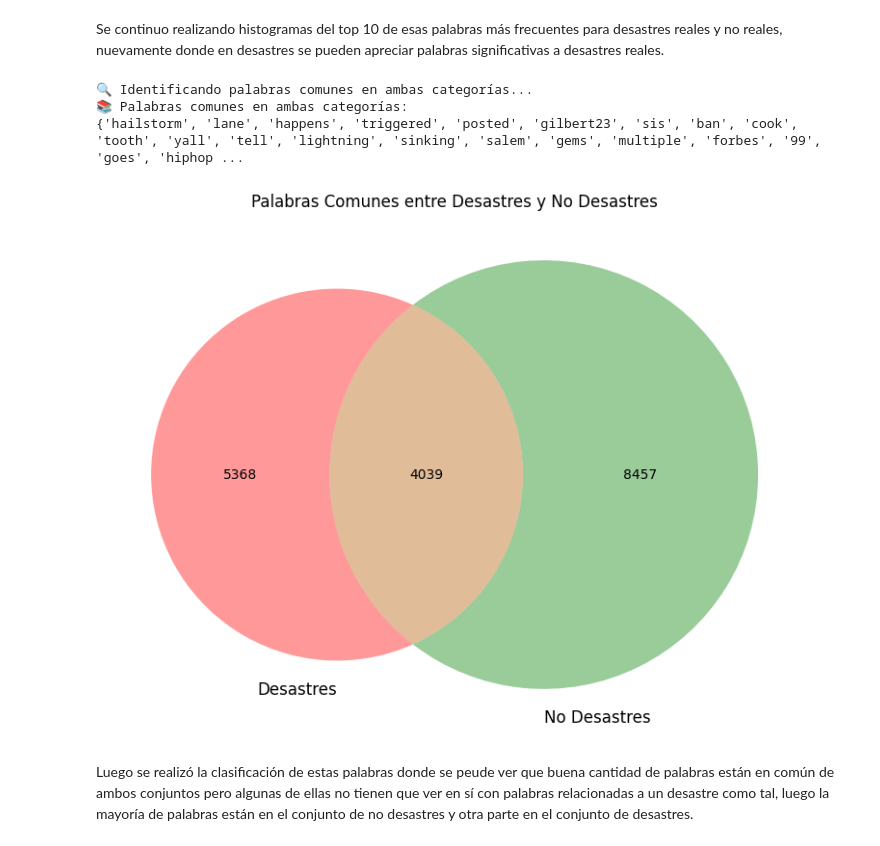
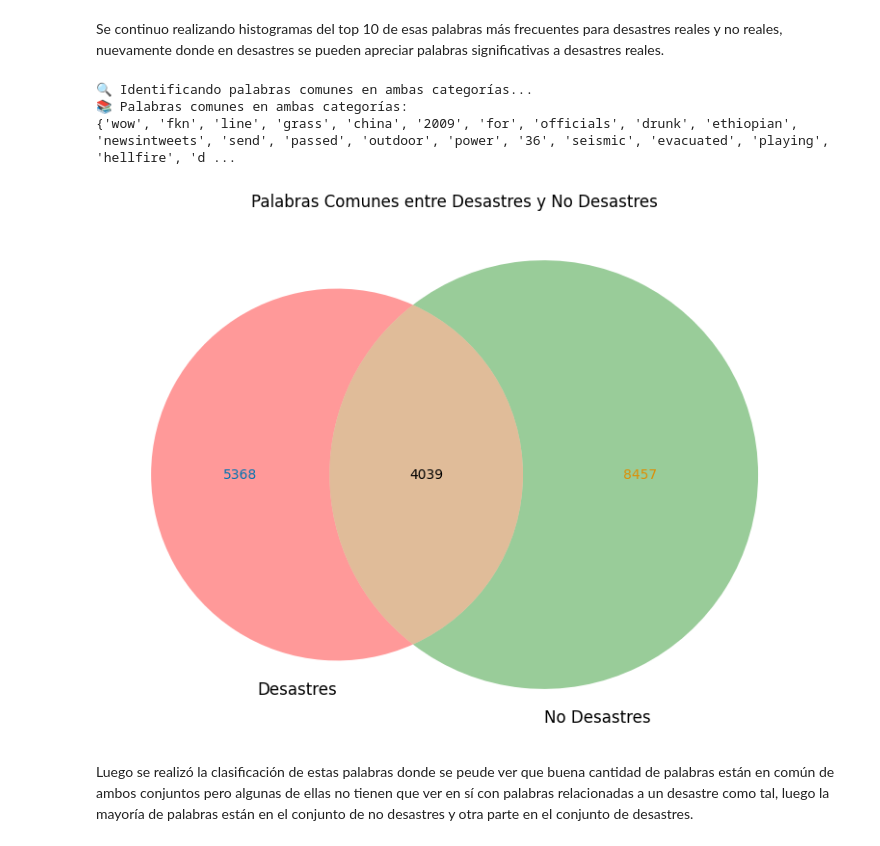
Before and after one commit to Dahernandezsilve/Lab05_DSTC, a Jupyter notebook: Laboratorio5.ipynb, the cells around one changed output. Cells and saved outputs as stored; diff of their text form; code cells hidden in the pictures.

```diff
--- a/Laboratorio5.ipynb
+++ b/Laboratorio5.ipynb
@@ -517,23 +539,36 @@ plotTopWordsHistogram(nonDisasterWordFreqDf, 'No Desastres')
 # %% [markdown]
 Se continuo realizando histogramas del top 10 de esas palabras más frecuentes para desastres reales y no reales, nuevamente donde en desastres se pueden apreciar palabras significativas a desastres reales.
 # %%
+from matplotlib_venn import venn2
+import seaborn as sns
+from matplotlib.colors import ListedColormap
+
 def commonWords(disasterWordFreqDf, nonDisasterWordFreqDf):
     print("🔍 Identificando palabras comunes en ambas categorías...")
     disasterWords = set(disasterWordFreqDf['Word'])
     nonDisasterWords = set(nonDisasterWordFreqDf['Word'])
     commonWords = disasterWords.intersection(nonDisasterWords)
     print("📚 Palabras comunes en ambas categorías:")
     print(commonWords)
+
+    # Usar una paleta colorblind
+    palette = sns.color_palette("colorblind", 2)
+
     plt.figure(figsize=(10, 7))
+
+    # Definir los colores del diagrama de Venn
     venn = venn2([disasterWords, nonDisasterWords], ('Desastres', 'No Desastres'))
+    venn.get_label_by_id('10').set_color(palette[0])
+    venn.get_label_by_id('01').set_color(palette[1])
+
     plt.title('Palabras Comunes entre Desastres y No Desastres')
     plt.show()
 
 commonWords(disasterWordFreqDf, nonDisasterWordFreqDf)
 # %% [output]
 🔍 Identificando palabras comunes en ambas categorías...
 📚 Palabras comunes en ambas categorías:
-{'hailstorm', 'lane', 'happens', 'triggered', 'posted', 'gilbert23', 'sis', 'ban', 'cook', 'tooth', 'yall', 'tell', 'lightning', 'sinking', 'salem', 'gems', 'multiple', 'forbes', '99', 'goes', 'hiphop ...
+{'wow', 'fkn', 'line', 'grass', 'china', '2009', 'for', 'officials', 'drunk', 'ethiopian', 'newsintweets', 'send', 'passed', 'outdoor', 'power', '36', 'seismic', 'evacuated', 'playing', 'hellfire', 'd ...
-[figure, old version]
+[figure, new version]
 # %% [markdown]
 Luego se realizó la clasificación de estas palabras donde se peude ver que buena cantidad de palabras están en común de ambos conjuntos pero algunas de ellas no tienen que ver en sí con palabras relacionadas a un desastre como tal, luego la mayoría de palabras están en el conjunto de no desastres y otra parte en el conjunto de desastres.
```
Also changed, not shown: parts of 19 cells of this notebook.
